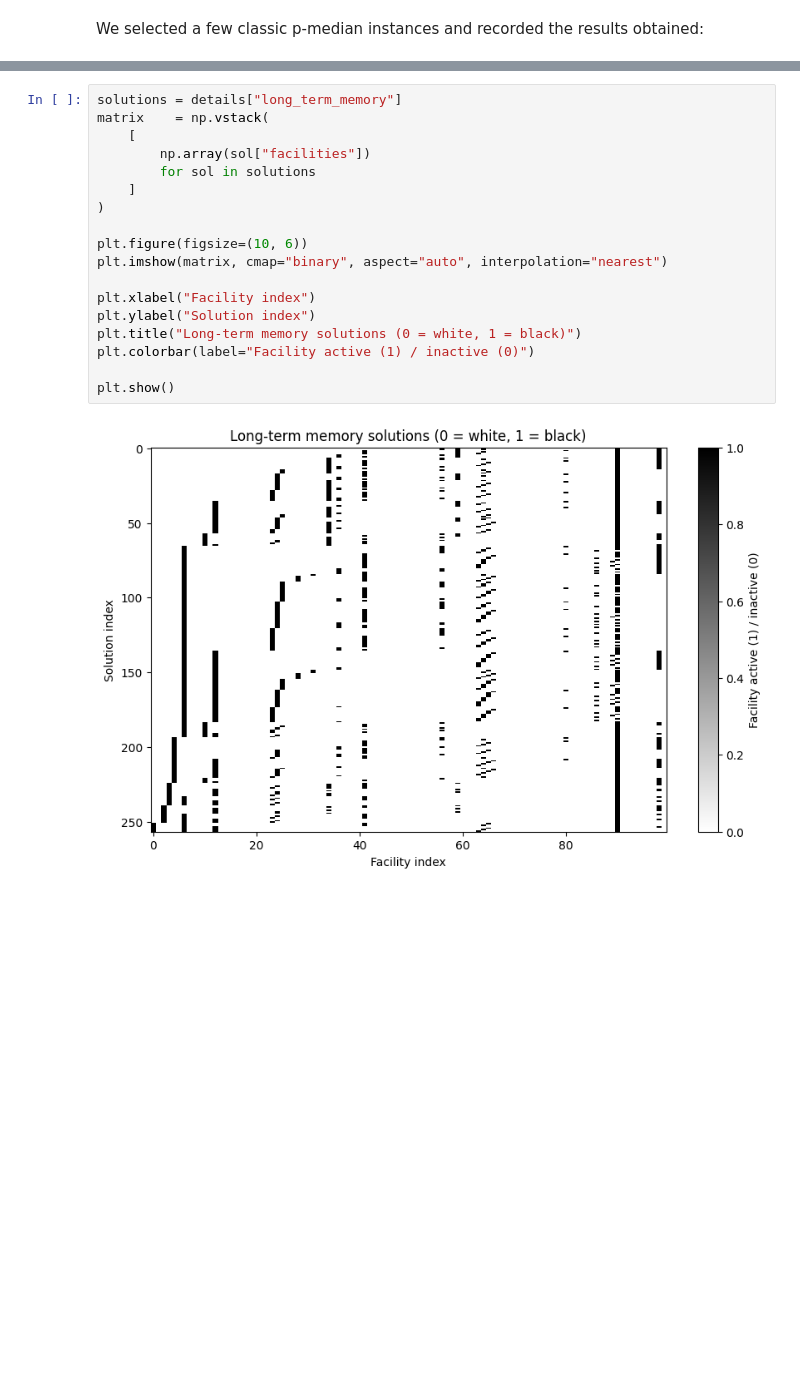
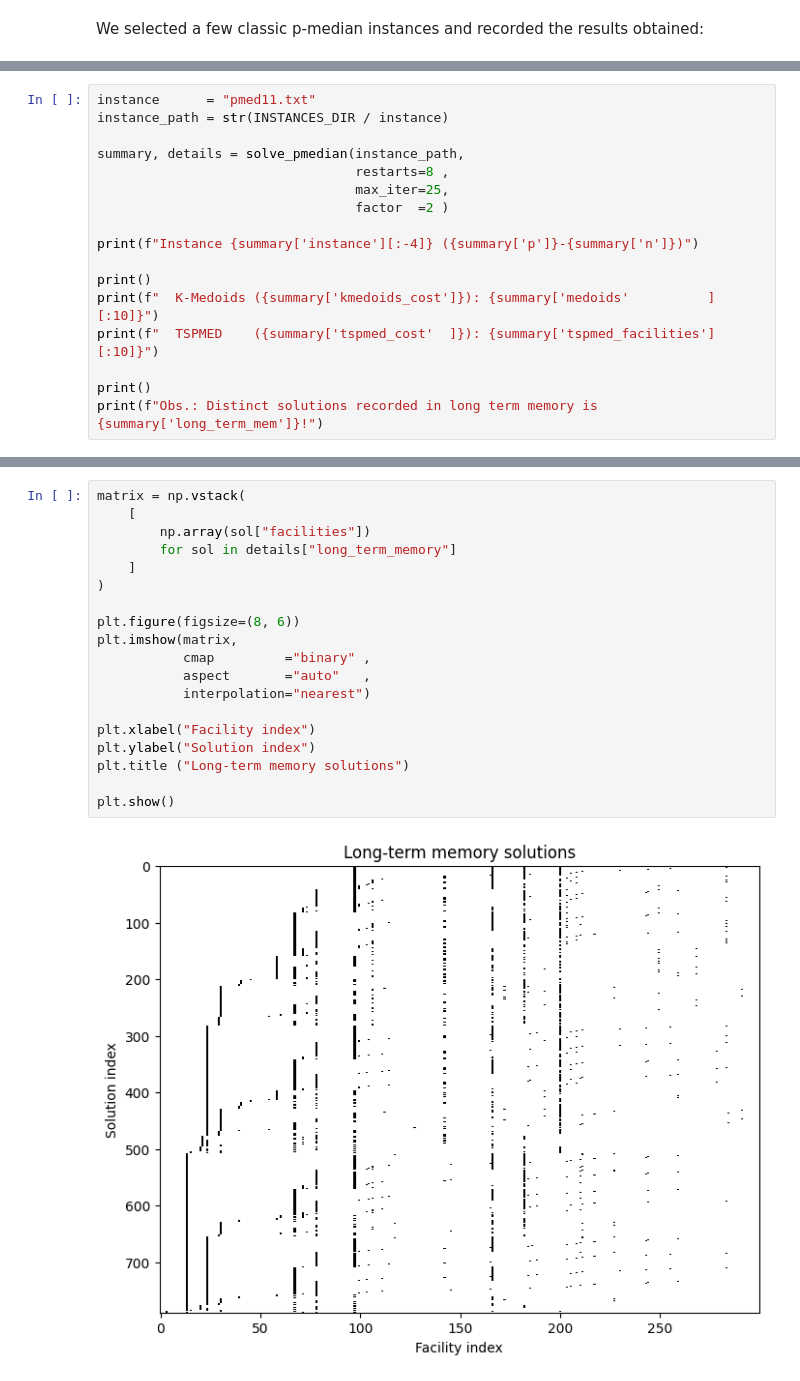
Before and after one commit to filipemedeiross/xopt, a Jupyter notebook: notebooks/1. Exploratory Analysis.ipynb, the cells around one changed output, grey strips where cells are left out. Cells and saved outputs as stored; diff of their text form; blank space fills up the shorter version.

```diff
--- a/notebooks/1. Exploratory Analysis.ipynb
+++ b/notebooks/1. Exploratory Analysis.ipynb
@@ -144,0 +131,17 @@ Obs.: Distinct solutions recorded in long term memory is 249!
+# %%
+instance      = "pmed11.txt"
+instance_path = str(INSTANCES_DIR / instance)
+
+summary, details = solve_pmedian(instance_path,
+                                 restarts=8 ,
+                                 max_iter=25,
+                                 factor  =2 )
+
+print(f"Instance {summary['instance'][:-4]} ({summary['p']}-{summary['n']})")
+
+print()
+print(f"  K-Medoids ({summary['kmedoids_cost']}): {summary['medoids'          ][:10]}")
+print(f"  TSPMED    ({summary['tspmed_cost'  ]}): {summary['tspmed_facilities'][:10]}")
+
+print()
+print(f"Obs.: Distinct solutions recorded in long term memory is {summary['long_term_mem']}!")
@@ -145,20 +165,21 @@ Obs.: Distinct solutions recorded in long term memory is 249!
 # %%
-solutions = details["long_term_memory"]
-matrix    = np.vstack(
+matrix = np.vstack(
     [
         np.array(sol["facilities"])
-        for sol in solutions
+        for sol in details["long_term_memory"]
     ]
 )
 
-plt.figure(figsize=(10, 6))
-plt.imshow(matrix, cmap="binary", aspect="auto", interpolation="nearest")
+plt.figure(figsize=(8, 6))
+plt.imshow(matrix,
+           cmap         ="binary" ,
+           aspect       ="auto"   ,
+           interpolation="nearest")
 
 plt.xlabel("Facility index")
 plt.ylabel("Solution index")
-plt.title("Long-term memory solutions (0 = white, 1 = black)")
-plt.colorbar(label="Facility active (1) / inactive (0)")
+plt.title ("Long-term memory solutions")
 
 plt.show()
 # %% [output]
-[figure, old version]
+[figure, new version]
```
Also changed, not shown: parts of 49 cells of this notebook.
